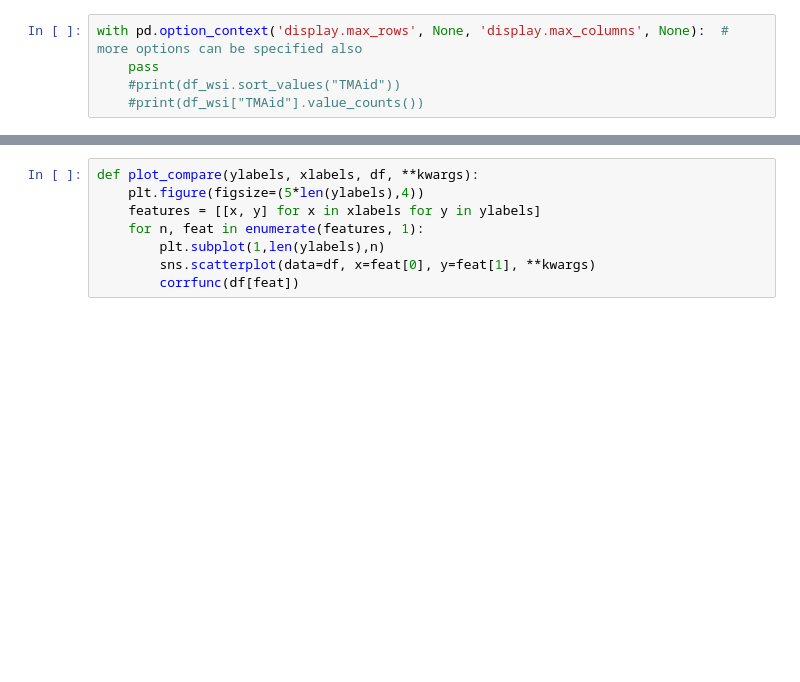
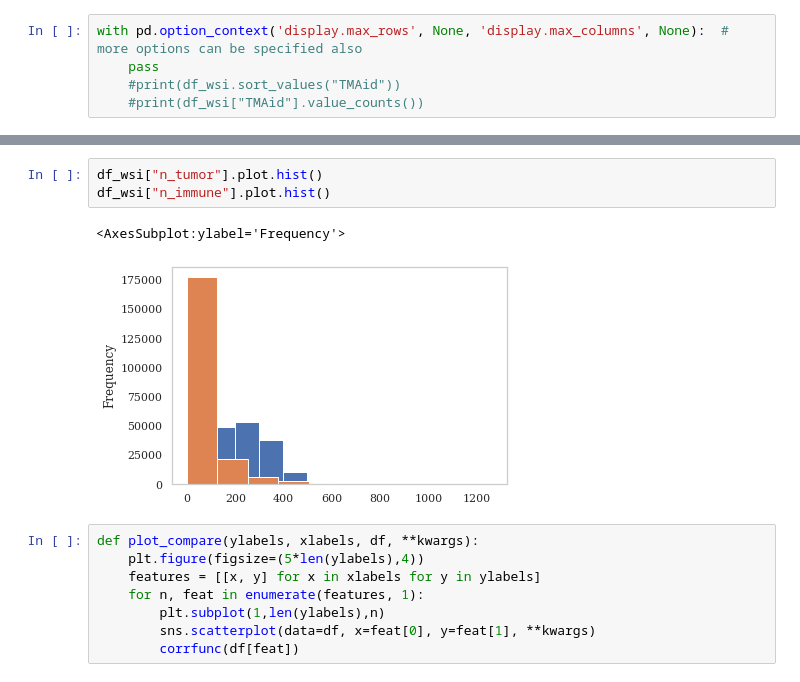
Before and after one commit to karvla/histosnet, a Jupyter notebook: notebooks/5. Investigating Survival.ipynb, the cells around one changed output, grey strips where cells are left out. Drawn from its saved outputs; the diff is of its cells as text; blank space fills up the shorter version.

```diff
--- a/notebooks/5. Investigating Survival.ipynb
+++ b/notebooks/5. Investigating Survival.ipynb
@@ -230,3 +223,9 @@ df_all.head()
+# %%
+df_wsi["n_tumor"].plot.hist()
+df_wsi["n_immune"].plot.hist()
+# %% [output]
+<AxesSubplot:ylabel='Frequency'>
+[figure, added]
 # %%
 def plot_compare(ylabels, xlabels, df, **kwargs):
     plt.figure(figsize=(5*len(ylabels),4))
```
Also changed, not shown: parts of 25 cells of this notebook.
